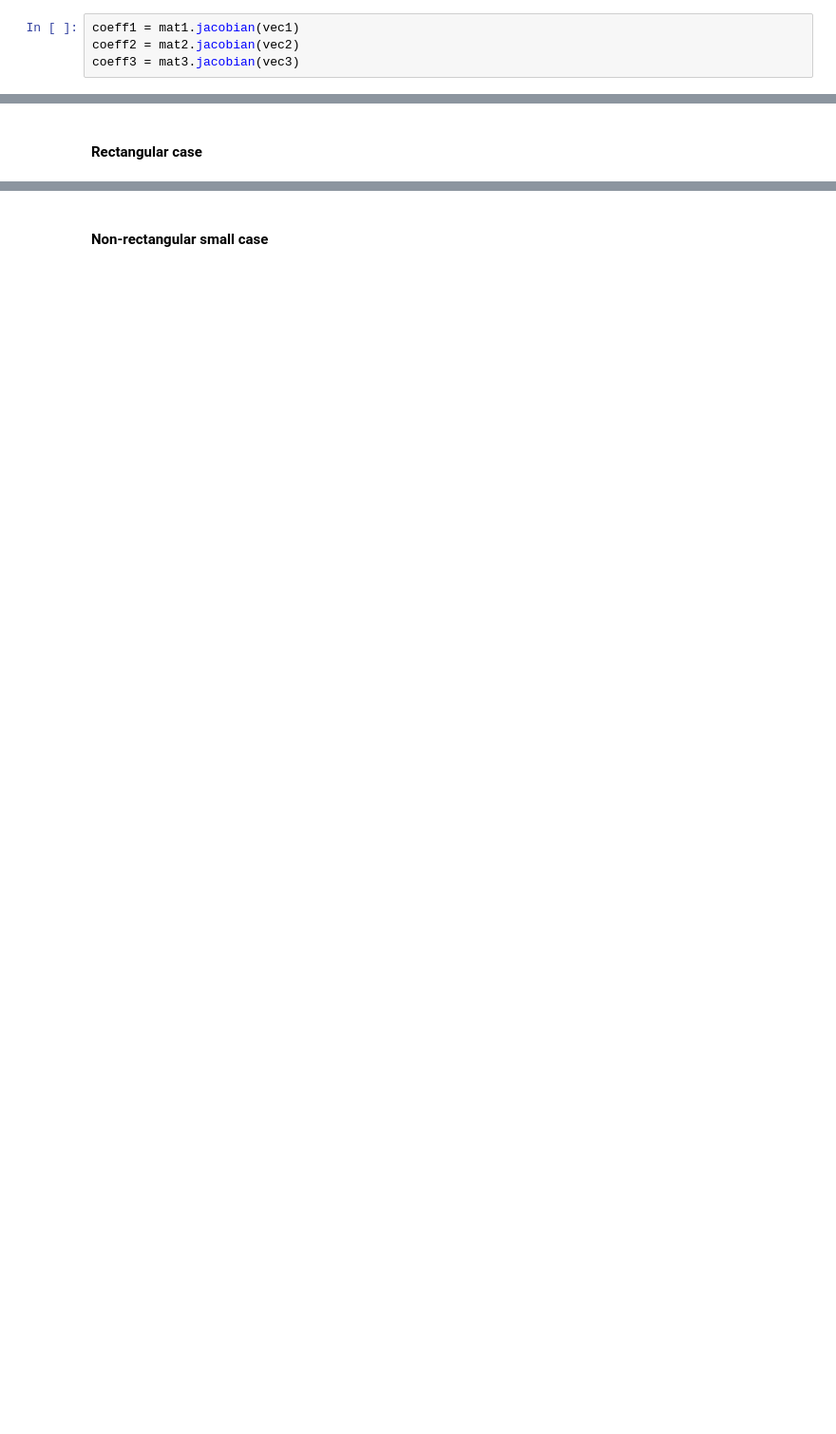
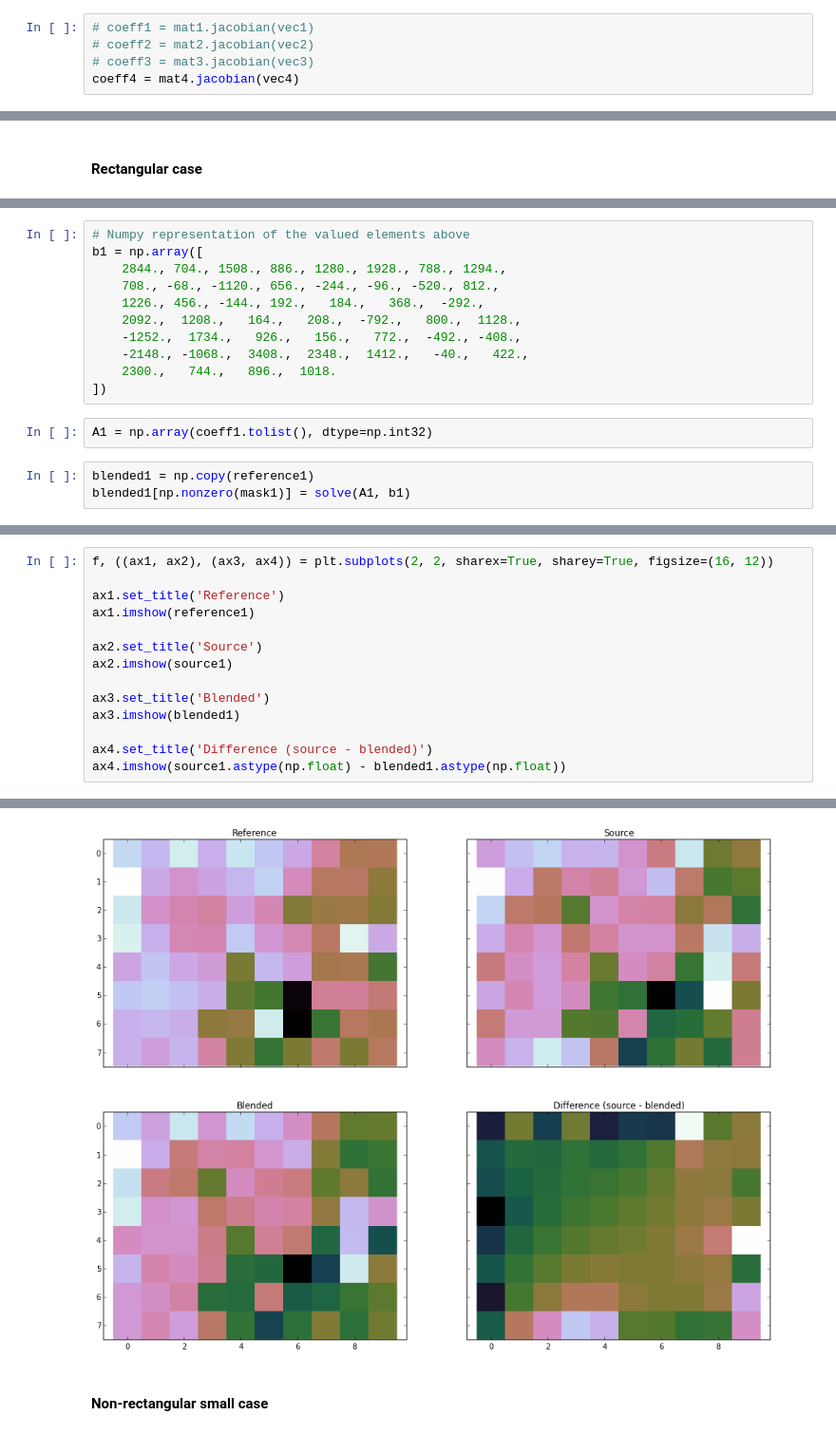
Before and after one commit to kapadia/geoblend, a Jupyter notebook: nb/derivation.ipynb, the cells around one changed output, grey strips where cells are left out. Shown: that part at 95% size. Drawn from its saved outputs; the diff is of its cells as text; blank space fills up the shorter version.

```diff
--- a/nb/derivation.ipynb
+++ b/nb/derivation.ipynb
@@ -284,7 +222,8 @@ vec3 = get_unknown_vector(mask3, f3)
 # %%
-coeff1 = mat1.jacobian(vec1)
-coeff2 = mat2.jacobian(vec2)
-coeff3 = mat3.jacobian(vec3)
+# coeff1 = mat1.jacobian(vec1)
+# coeff2 = mat2.jacobian(vec2)
+# coeff3 = mat3.jacobian(vec3)
+coeff4 = mat4.jacobian(vec4)
 # %%
 # display_matrix(coeff1)
 # display_matrix(coeff2)
@@ -381,0 +372,16 @@ $$\left[\begin{matrix}-1406.0\\- 4 f_{22} + 5086.0\\- 4 f_{32} - 992.0\\- 4 f_{4
+# %%
+# Numpy representation of the valued elements above
+b1 = np.array([
+    2844., 704., 1508., 886., 1280., 1928., 788., 1294.,
+    708., -68., -1120., 656., -244., -96., -520., 812.,
+    1226., 456., -144., 192.,   184.,   368.,  -292.,
+    2092.,  1208.,   164.,   208.,  -792.,   800.,  1128.,
+    -1252.,  1734.,   926.,   156.,   772.,  -492., -408.,
+    -2148., -1068.,  3408.,  2348.,  1412.,   -40.,   422.,
+    2300.,   744.,   896.,  1018.
+])
+# %%
+A1 = np.array(coeff1.tolist(), dtype=np.int32)
+# %%
+blended1 = np.copy(reference1)
+blended1[np.nonzero(mask1)] = solve(A1, b1)
@@ -381,0 +399,15 @@ $$\left[\begin{matrix}-1406.0\\- 4 f_{22} + 5086.0\\- 4 f_{32} - 992.0\\- 4 f_{4
+# %%
+f, ((ax1, ax2), (ax3, ax4)) = plt.subplots(2, 2, sharex=True, sharey=True, figsize=(16, 12))
+
+ax1.set_title('Reference')
+ax1.imshow(reference1)
+
+ax2.set_title('Source')
+ax2.imshow(source1)
+
+ax3.set_title('Blended')
+ax3.imshow(blended1)
+
+ax4.set_title('Difference (source - blended)')
+ax4.imshow(source1.astype(np.float) - blended1.astype(np.float))
+# %% [output]
@@ -382,3 +415,4 @@ $$\left[\begin{matrix}-1406.0\\- 4 f_{22} + 5086.0\\- 4 f_{32} - 992.0\\- 4 f_{4
+[figure, added]
 # %% [markdown]
 #### Non-rectangular small case
 # %%
```
Also changed, not shown: parts of 51 cells of this notebook.
